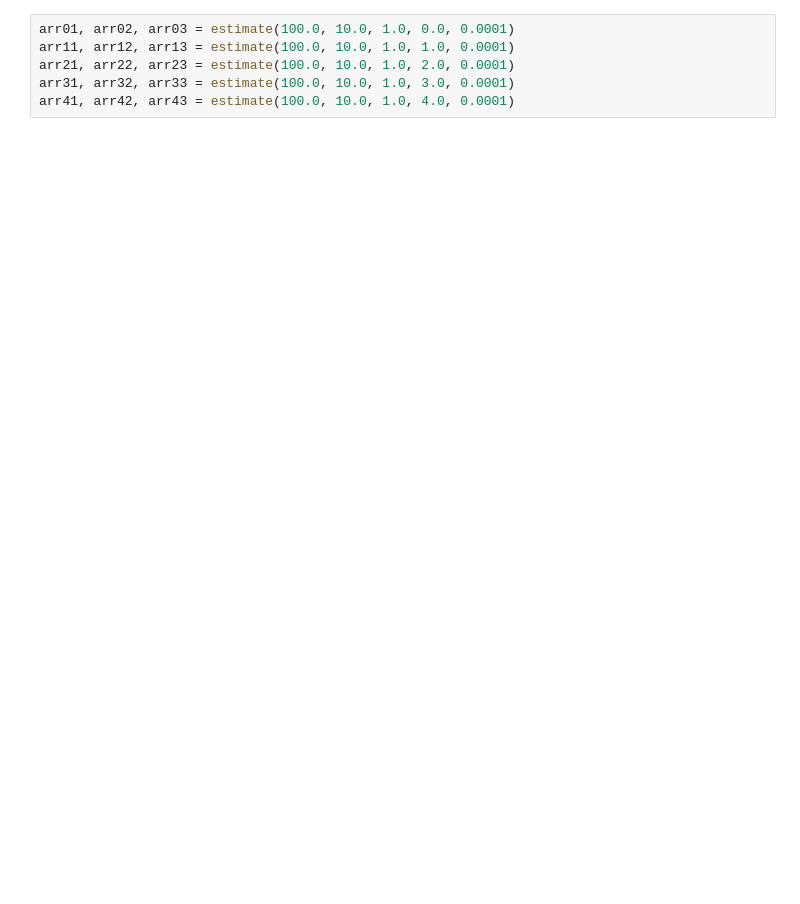
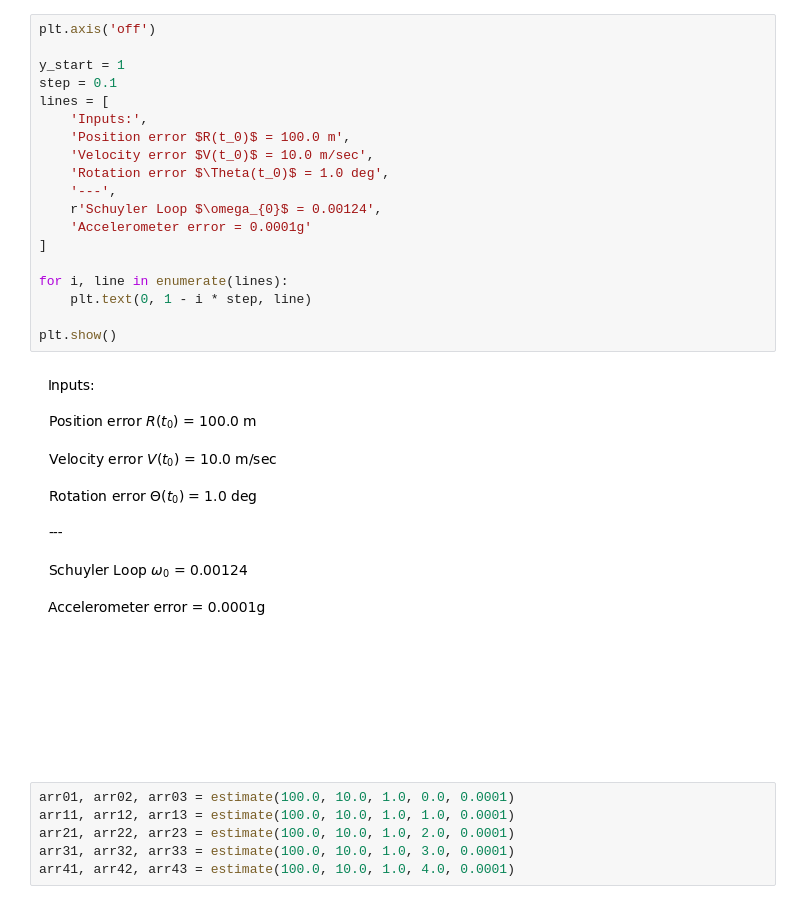
Before and after one commit to nsamartsev/kalman-filter, a Jupyter notebook: kalman_filter.ipynb, the cells around one changed output. Saved outputs shown, nothing was run; the diff lists cells and outputs as text; blank space fills up the shorter version.

```diff
--- a/kalman_filter.ipynb
+++ b/kalman_filter.ipynb
@@ -46,7 +48,28 @@ def estimate(coordinate_error, velocity_error, angle_error, delta_omega, delta_n
-# %%
-arr01, arr02, arr03 = estimate(100.0, 10.0, 1.0, 0.0, 0.0001)
-arr11, arr12, arr13 = estimate(100.0, 10.0, 1.0, 1.0, 0.0001)
-arr21, arr22, arr23 = estimate(100.0, 10.0, 1.0, 2.0, 0.0001)
-arr31, arr32, arr33 = estimate(100.0, 10.0, 1.0, 3.0, 0.0001)
-arr41, arr42, arr43 = estimate(100.0, 10.0, 1.0, 4.0, 0.0001)
+# %%
+plt.axis('off')
+
+y_start = 1
+step = 0.1
+lines = [
+    'Inputs:',
+    'Position error $R(t_0)$ = 100.0 m',
+    'Velocity error $V(t_0)$ = 10.0 m/sec',
+    'Rotation error $\Theta(t_0)$ = 1.0 deg',
+    '---',
+    r'Schuyler Loop $\omega_{0}$ = 0.00124',
+    'Accelerometer error = 0.0001g'
+]
+
+for i, line in enumerate(lines):
+    plt.text(0, 1 - i * step, line)
+
+plt.show()
+# %% [output]
+[figure, added]
+# %%
+arr01, arr02, arr03 = estimate(100.0, 10.0, 1.0, 0.0, 0.0001)
+arr11, arr12, arr13 = estimate(100.0, 10.0, 1.0, 1.0, 0.0001)
+arr21, arr22, arr23 = estimate(100.0, 10.0, 1.0, 2.0, 0.0001)
+arr31, arr32, arr33 = estimate(100.0, 10.0, 1.0, 3.0, 0.0001)
+arr41, arr42, arr43 = estimate(100.0, 10.0, 1.0, 4.0, 0.0001)
 # %%
```
Also changed, not shown: parts of 7 cells of this notebook.
